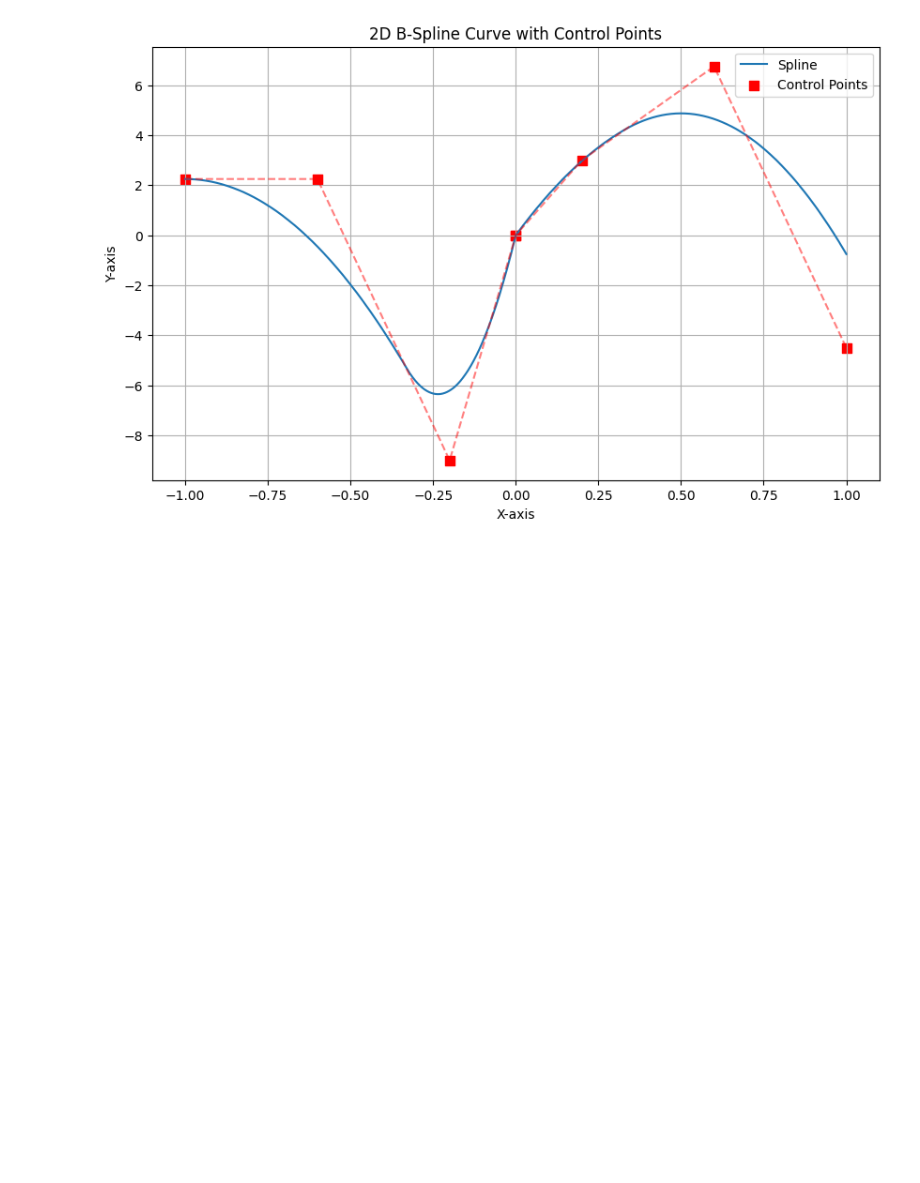
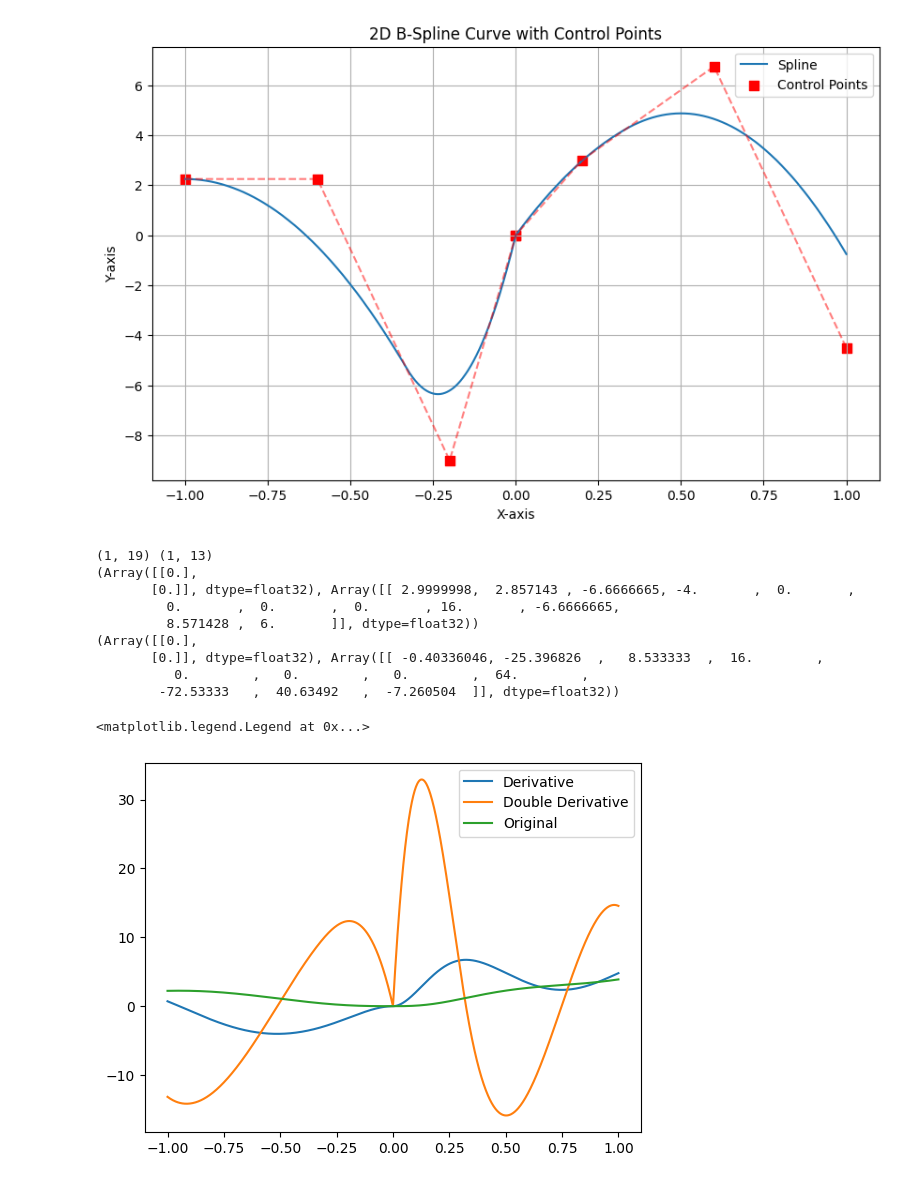
Before and after one commit to byu-magicc/splinx, a Jupyter notebook: Lyoponov.ipynb, the cells around one changed output. Saved outputs shown, nothing was run; the diff lists cells and outputs as text; code cells hidden in the pictures; blank space fills up the shorter version.

Commit message:
Created a custom derivative function for the splines

```diff
--- a/Lyoponov.ipynb
+++ b/Lyoponov.ipynb
@@ -138,3 +141,44 @@ plt.show()
 [[0.]
  [0.]]
 [figure]
+# %%
+num_sample = 1000
+k = 5
+x_eval = jnp.repeat(jnp.linspace(-1, 1, num_sample+1)[None, :], 2, axis=0)
+
+coef = jnp.array([[1,2,3,1,4,2,5,7]]) # coef must have an even number of elements
+coef = jnp.hstack([coef[:,:coef.shape[1]//2], jnp.zeros((coef.shape[0], k)), coef[:,coef.shape[1]//2:]])
+num_grid_interval = coef.shape[1] - 2*k
+grids = jnp.einsum('i,j->ij', jnp.ones(1,), jnp.linspace(-1,1,num_grid_interval+1))
+
+grid_around_zero = jnp.zeros((grids.shape[0], k)) # jnp.einsum('i,j->ij', jnp.ones(1,), jnp.zeros((k,))) # jnp.linspace(-.01,.01,k))
+grids = jnp.hstack([grids[:,:grids.shape[1]//2], grid_around_zero, grids[:,grids.shape[1]//2:]])
+
+extended_grids = extend_grid(grids, k)
+print(extended_grids.shape, coef.shape)
+# y_eval = coef2curve(x_eval, extended_grids, coef, k=k)
+
+y_eval, new_coef = spline_derivative(x_eval, extended_grids, coef, k)
+print(spline_derivative(jnp.array([[0.],[0.]]), extended_grids, coef, k))
+plt.plot(x_eval[0, :], y_eval[0, :], label='Derivative')
+
+y_eval, _ = spline_derivative(x_eval, extended_grids[:,1:-1], new_coef, k-1)
+print(spline_derivative(jnp.array([[0.],[0.]]), extended_grids[:,1:-1], new_coef, k-1))
+plt.plot(x_eval[0, :], y_eval[0, :], label='Double Derivative')
+
+y_eval = coef2curve(x_eval, extended_grids, coef, k)
+plt.plot(x_eval[0, :], y_eval[0, :], label='Original')
+
+plt.legend()
+# %% [output]
+(1, 19) (1, 13)
+(Array([[0.],
+       [0.]], dtype=float32), Array([[ 2.9999998,  2.857143 , -6.6666665, -4.       ,  0.       ,
+         0.       ,  0.       ,  0.       , 16.       , -6.6666665,
+         8.571428 ,  6.       ]], dtype=float32))
+(Array([[0.],
+       [0.]], dtype=float32), Array([[ -0.40336046, -25.396826  ,   8.533333  ,  16.        ,
+          0.        ,   0.        ,   0.        ,  64.        ,
+        -72.53333   ,  40.63492   ,  -7.260504  ]], dtype=float32))
+<matplotlib.legend.Legend at 0x...>
+[figure, added]
```
Also changed, not shown: parts of 2 cells of this notebook, 1 other file.
